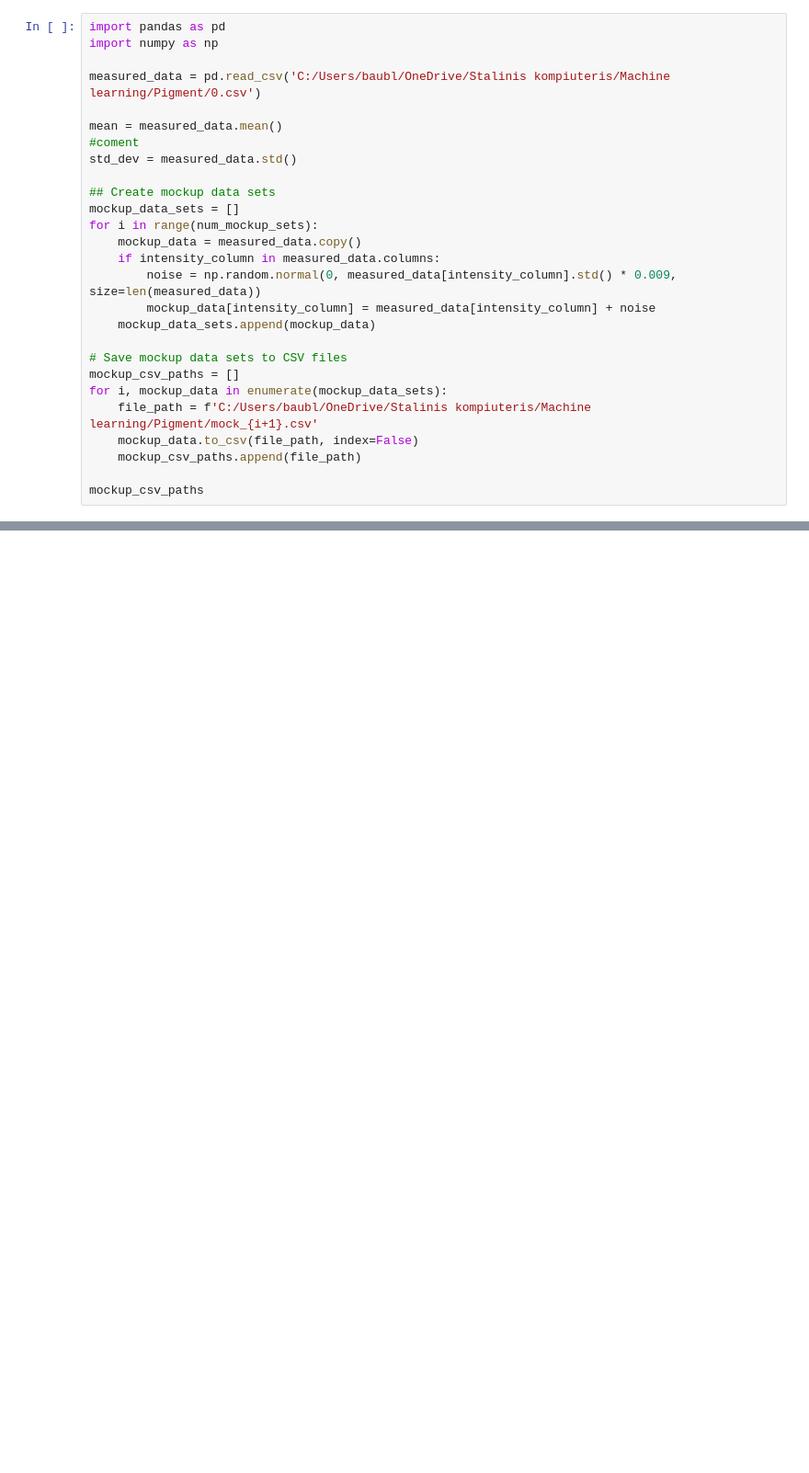
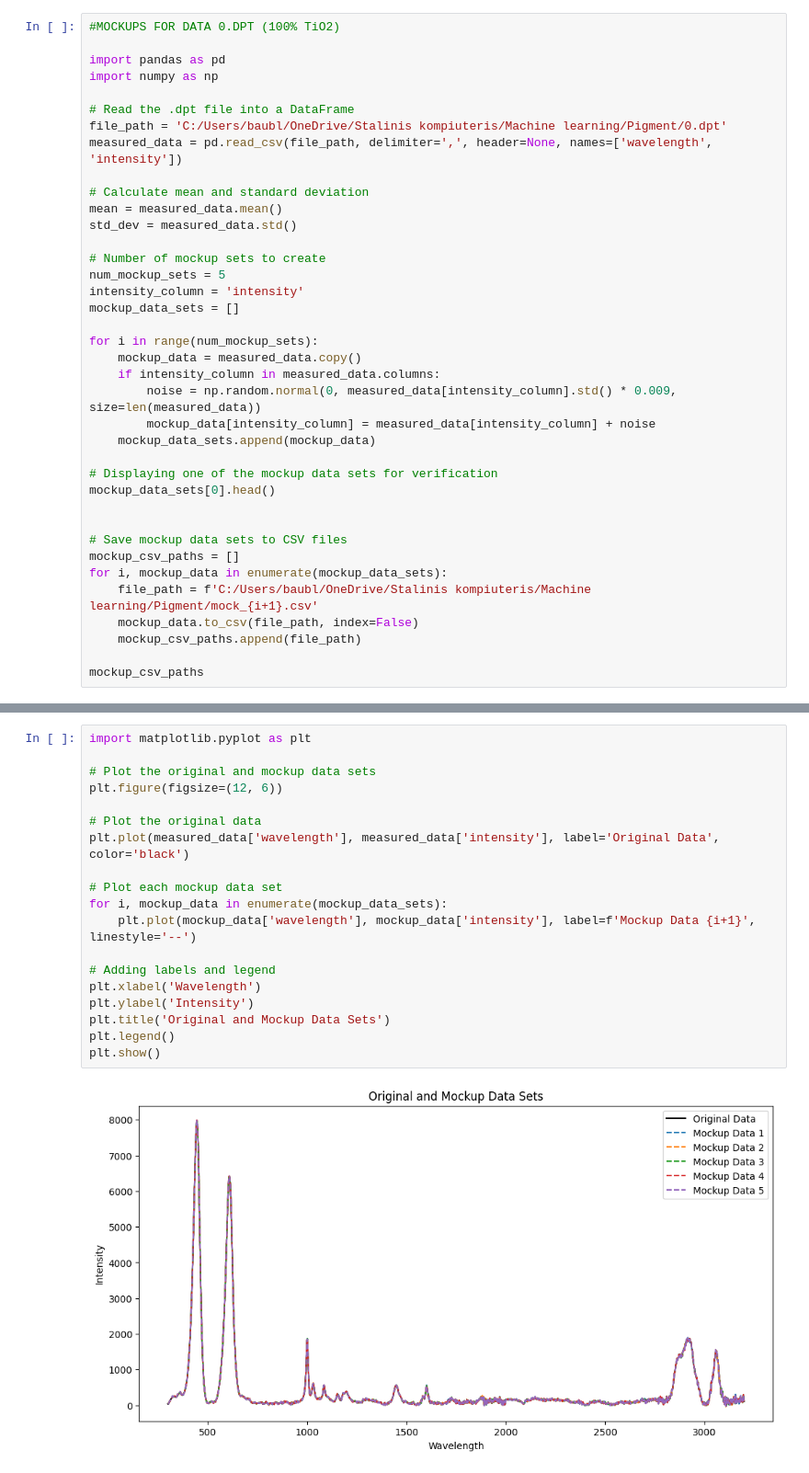
Before and after one commit to baublyte/raman-pigments-model, a Jupyter notebook: mockup.ipynb, the cells around one changed output, grey strips where cells are left out. Shown at 92% size. Cells and saved outputs as stored; diff of their text form; blank space fills up the shorter version.

Commit message:
Mockup_0.dtp

```diff
--- a/mockup.ipynb
+++ b/mockup.ipynb
@@ -1,21 +1,32 @@
 # %%
+#MOCKUPS FOR DATA 0.DPT (100% TiO2)
+
 import pandas as pd
 import numpy as np
 
-measured_data = pd.read_csv('C:/Users/baubl/OneDrive/Stalinis kompiuteris/Machine learning/Pigment/0.csv')
+# Read the .dpt file into a DataFrame
+file_path = 'C:/Users/baubl/OneDrive/Stalinis kompiuteris/Machine learning/Pigment/0.dpt'
+measured_data = pd.read_csv(file_path, delimiter=',', header=None, names=['wavelength', 'intensity'])
 
+# Calculate mean and standard deviation
 mean = measured_data.mean()
-#coment
 std_dev = measured_data.std()
 
-## Create mockup data sets
+# Number of mockup sets to create
+num_mockup_sets = 5
+intensity_column = 'intensity'
 mockup_data_sets = []
+
 for i in range(num_mockup_sets):
     mockup_data = measured_data.copy()
     if intensity_column in measured_data.columns:
         noise = np.random.normal(0, measured_data[intensity_column].std() * 0.009, size=len(measured_data))
         mockup_data[intensity_column] = measured_data[intensity_column] + noise
     mockup_data_sets.append(mockup_data)
+
+# Displaying one of the mockup data sets for verification
+mockup_data_sets[0].head()
+
 
 # Save mockup data sets to CSV files
 mockup_csv_paths = []
@@ -30,3 +45,24 @@ NameError: name 'num_mockup_sets' is not defined
+# %%
+import matplotlib.pyplot as plt
+
+# Plot the original and mockup data sets
+plt.figure(figsize=(12, 6))
+
+# Plot the original data
+plt.plot(measured_data['wavelength'], measured_data['intensity'], label='Original Data', color='black')
+
+# Plot each mockup data set
+for i, mockup_data in enumerate(mockup_data_sets):
+    plt.plot(mockup_data['wavelength'], mockup_data['intensity'], label=f'Mockup Data {i+1}', linestyle='--')
+
+# Adding labels and legend
+plt.xlabel('Wavelength')
+plt.ylabel('Intensity')
+plt.title('Original and Mockup Data Sets')
+plt.legend()
+plt.show()
+# %% [output]
+[figure, added]
 # %%
 import os
 import numpy as np
```
Also changed, not shown: parts of 2 cells of this notebook.
